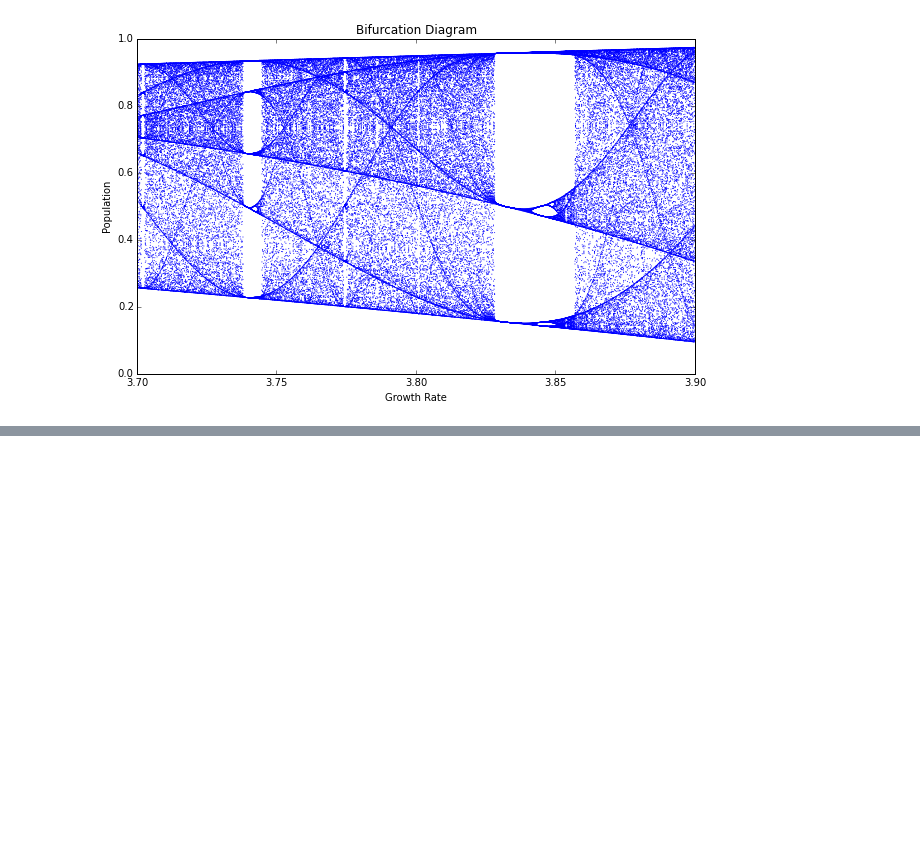
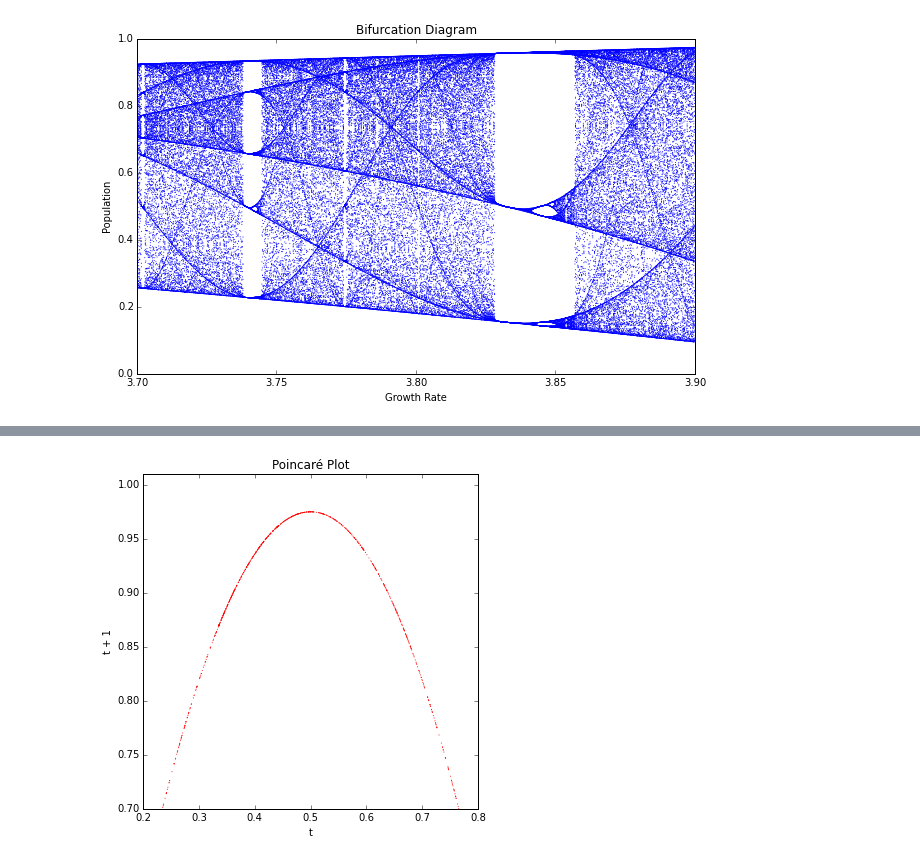
Before and after one commit to aitatanit/chaos-models, a Jupyter notebook: chaos-logistic-model.ipynb, the cells around one changed output, grey strips where cells are left out. Saved outputs shown, nothing was run; the diff lists cells and outputs as text; code cells hidden in the pictures; blank space fills up the shorter version.

```diff
--- a/chaos-logistic-model.ipynb
+++ b/chaos-logistic-model.ipynb
@@ -228,0 +262,10 @@ poincare_plot(pops, xmin=0.85, xmax=1, ymin=0.2, ymax=0.8)
+# %%
+# draw a poincare plot for 2000 generations for 1 growth rate: 3.9
+generations = 2000
+growth_rate_min = 3.9
+growth_rate_max = 4.0
+growth_rate_steps = 1
+pops = logistic_model(generations, growth_rate_min, growth_rate_max, growth_rate_steps)
+poincare_plot(pops, xmin=0.2, xmax=0.8, ymin=0.7, ymax=1.01)
+# %% [output]
+[figure, added]
```
Also changed, not shown: parts of 12 cells of this notebook, 1 other file.
